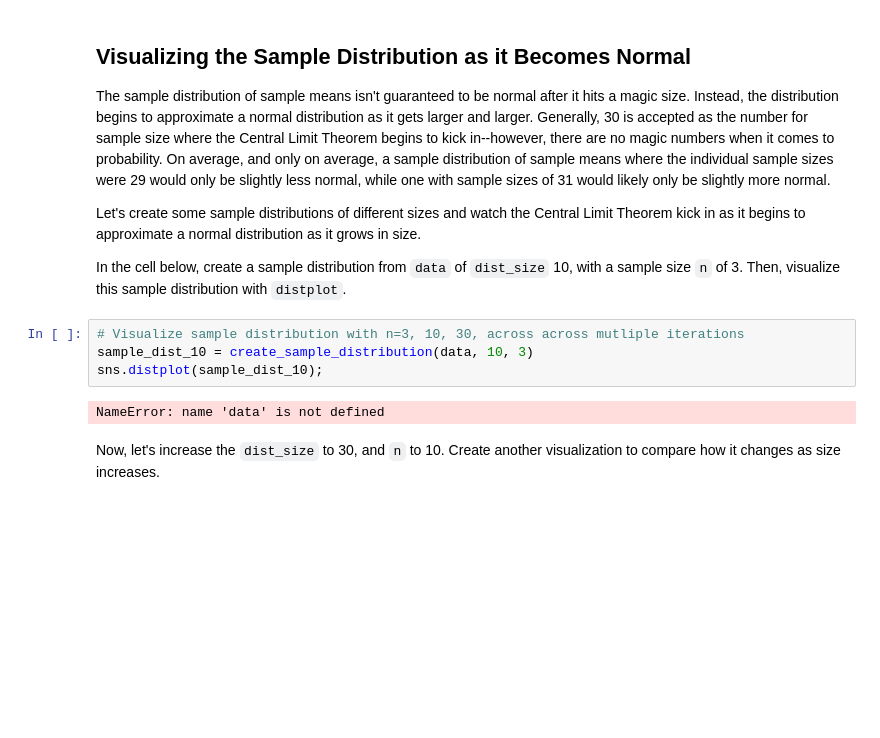
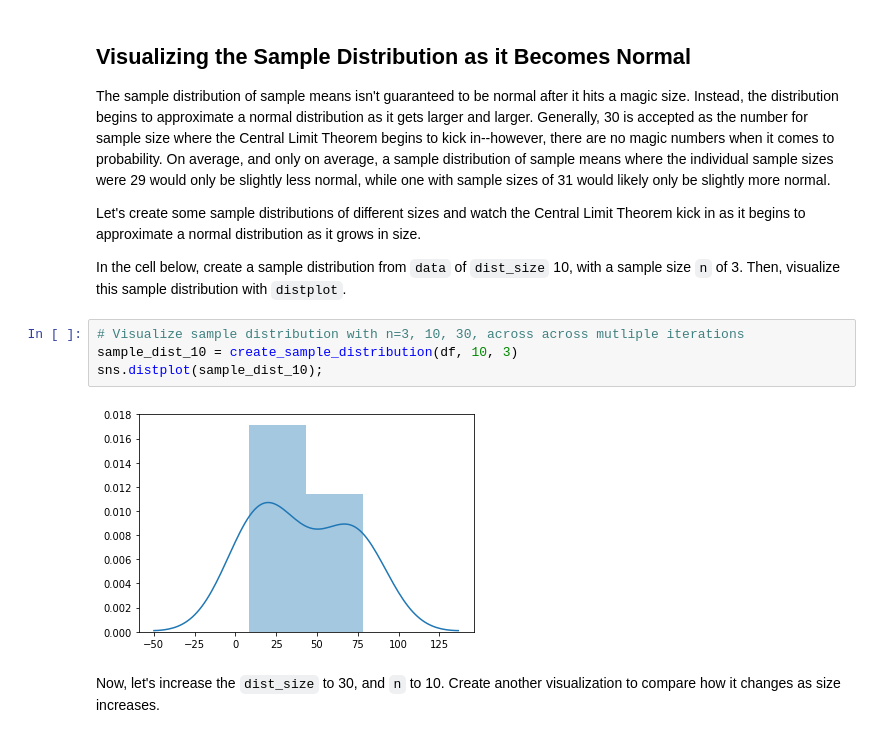
Before and after one commit to AlludedCrabb/dsc-2-19-13-central-limit-theorem-lab-seattle-ds-career-040119, a Jupyter notebook: index.ipynb, the cells around one changed output. Drawn from its saved outputs; the diff is of its cells as text; blank space fills up the shorter version.

```diff
--- a/index.ipynb
+++ b/index.ipynb
@@ -113,10 +113,10 @@ Let's create some sample distributions of different sizes and watch the Central
 In the cell below, create a sample distribution from `data` of `dist_size` 10, with a sample size `n` of 3. Then, visualize this sample distribution with `distplot`.
 # %%
 # Visualize sample distribution with n=3, 10, 30, across across mutliple iterations
-sample_dist_10 = create_sample_distribution(data, 10, 3)
+sample_dist_10 = create_sample_distribution(df, 10, 3)
 sns.distplot(sample_dist_10);
 # %% [output]
-NameError: name 'data' is not defined
+[figure, added]
 # %% [markdown]
 Now, let's increase the `dist_size` to 30, and `n` to 10.  Create another visualization to compare how it changes as size increases.
 # %% [markdown]
```
